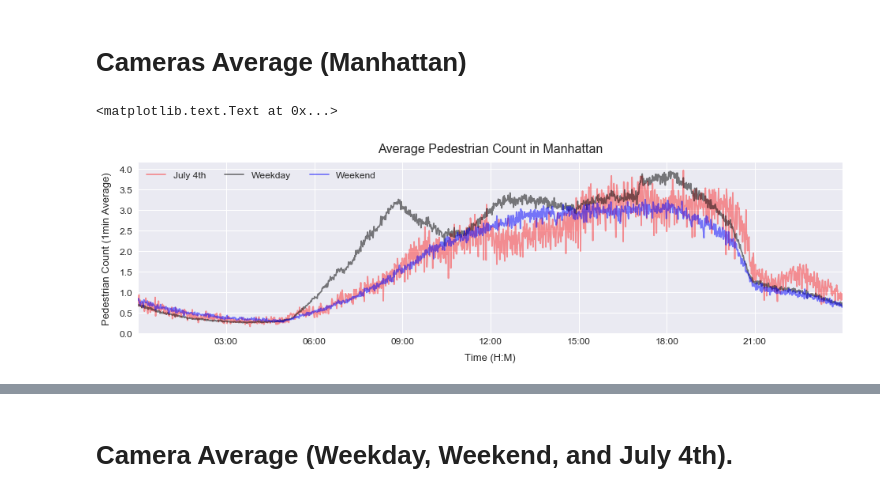
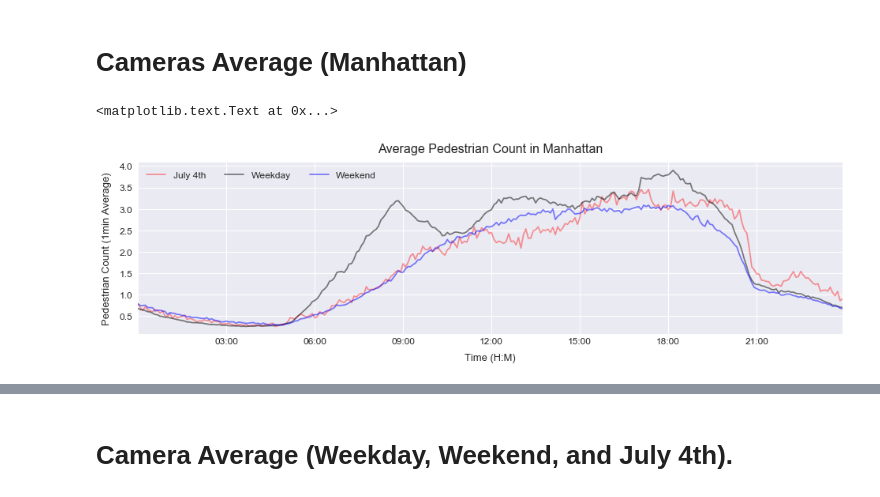
Before and after one commit to basyavasya-honmono/hadive, a Jupyter notebook: notebooks/1.0-JV-Analysis.ipynb, the cells around one changed output, grey strips where cells are left out. Cells and saved outputs as stored; diff of their text form; code cells hidden in the pictures.

```diff
--- a/notebooks/1.0-JV-Analysis.ipynb
+++ b/notebooks/1.0-JV-Analysis.ipynb
@@ -85,10 +80,10 @@ cams.head(2)
 # %%
 df_man = df[df["cam_id"].isin(cams[(cams["boro"] == "Manhattan") &
                                    (cams["people"] == 1.)].cam_id.unique())]
-fig, ax1 = plot_camera_avg(df_man)
+fig, ax1 = plot_camera_avg(df_man, dur="5Min")
 ax1.set_xlabel("Time (H:M)", fontsize=13, labelpad=10)
 ax1.set_ylabel("Pedestrian Count (1min Average)", fontsize=13, labelpad=10)
 ax1.set_title("Average Pedestrian Count in Manhattan", fontsize=16, y=1.03)
 # %% [output]
 <matplotlib.text.Text at 0x...>
-[figure, old version]
+[figure, new version]
```
Also changed, not shown: parts of 7 cells of this notebook, 1 other file.
